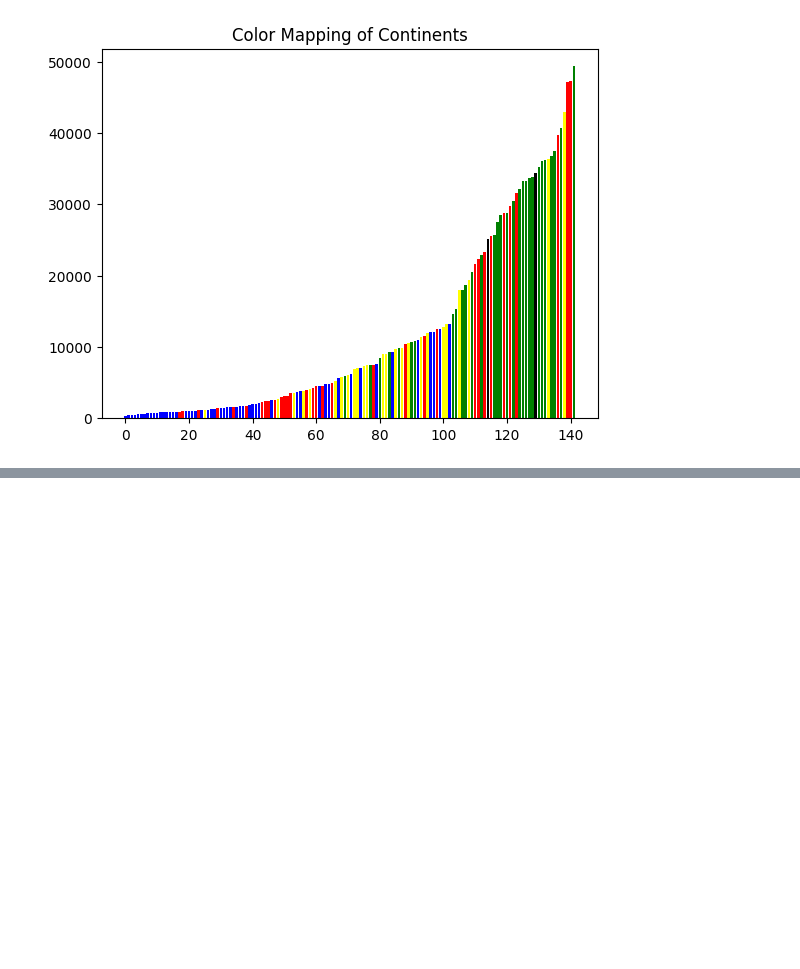
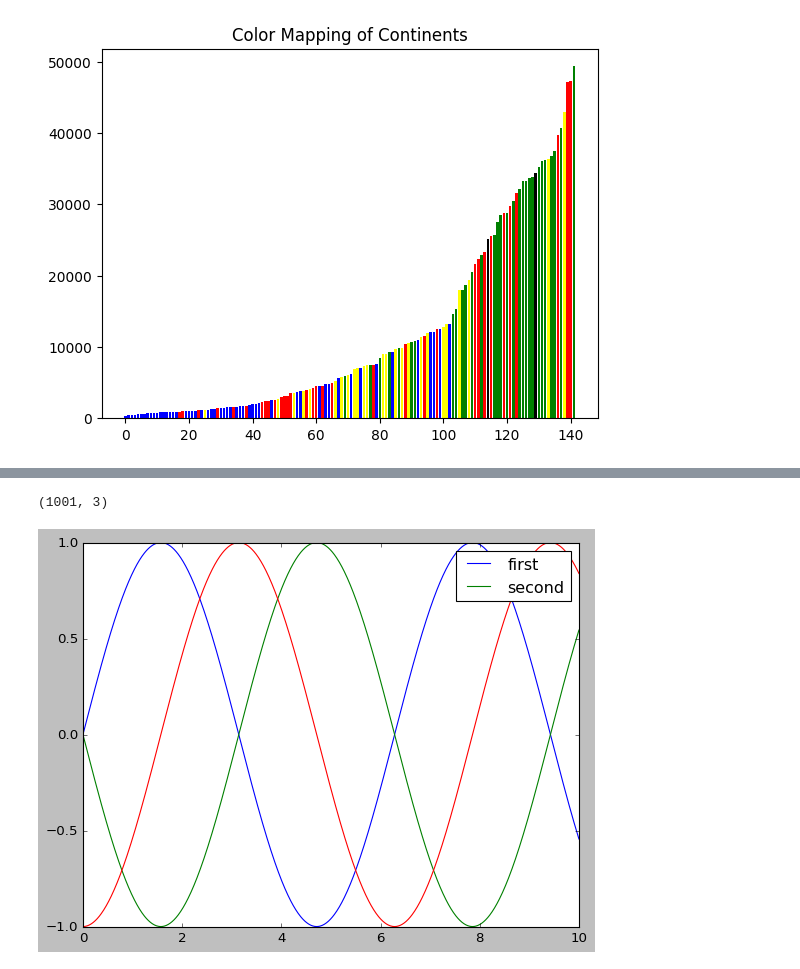
Before and after one commit to codingCells/Resources, a Jupyter notebook: refVisualization.ipynb, the cells around one changed output, grey strips where cells are left out. Drawn from its saved outputs; the diff is of its cells as text; code cells hidden in the pictures; blank space fills up the shorter version.

```diff
--- a/refVisualization.ipynb
+++ b/refVisualization.ipynb
@@ -162,0 +189,26 @@ plt.show()
+# %%
+# original code:
+# y = np.sin(x[:, np.newaxis] + np.pi * np.arange(0, 1.5, 0.5))
+# lines = plt.plot(x, y_1_to_3)
+# in this case, y is a 1000*3 nd array.
+# lines is a list of plt.Line2D instances
+
+y1 = np.sin(x+np.pi * 0)
+y2 = np.sin(x+np.pi * 1)
+y3 = np.sin(x+np.pi * 1.5)
+y_1_to_3 = np.array([y1,y2,y3])
+y_1_to_3 = y_1_to_3.transpose()
+
+print(y_1_to_3.shape)
+lines = plt.plot(x, y_1_to_3)
+
+plt.legend(lines[:2], ['first', 'second']);
+
+#simplier version:
+#plt.plot(x, y_1_to_3[:, 0], label='first')
+#plt.plot(x, y_1_to_3[:, 1], label='second')
+#plt.plot(x, y_1_to_3[:, 2:])
+#plt.legend(framealpha=1, frameon=True);
+# %% [output]
+(1001, 3)
+[figure, added]
```
Also changed, not shown: parts of 6 cells of this notebook.
